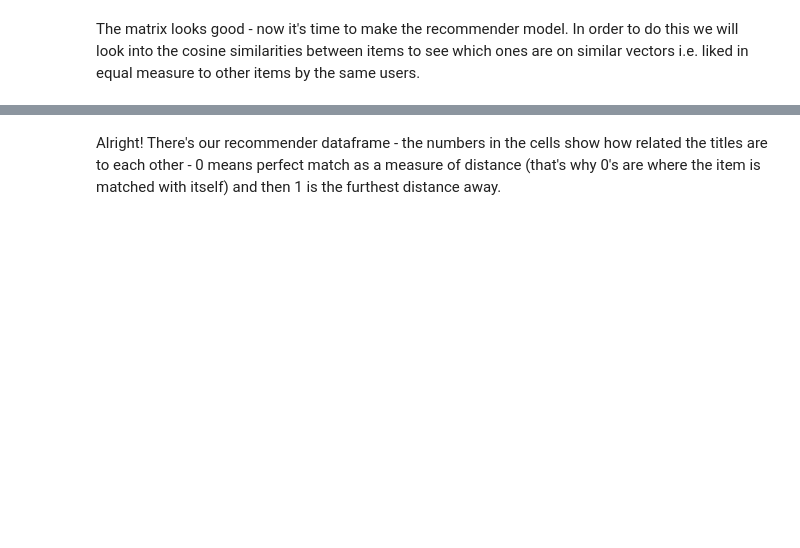
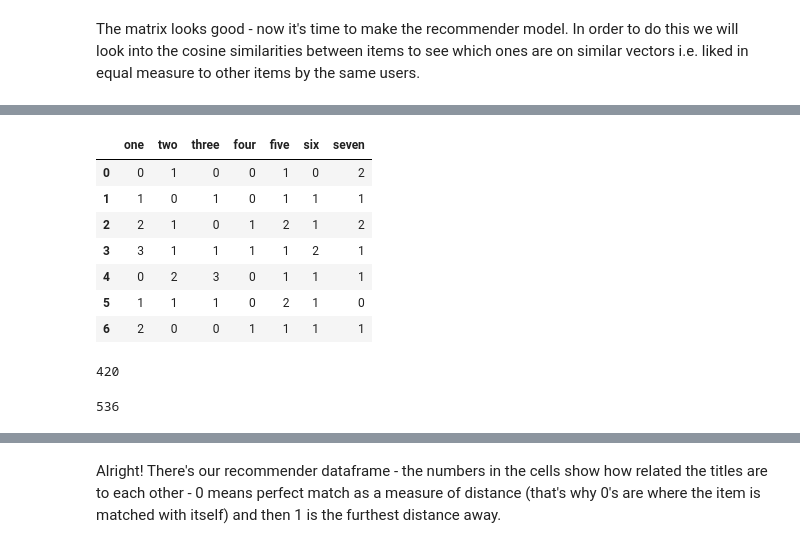
Before and after one commit to griffinwt/nextale, a Jupyter notebook: video_games_EDA.ipynb, the cells around one changed output, grey strips where cells are left out. Saved outputs shown, nothing was run; the diff lists cells and outputs as text; code cells hidden in the pictures; blank space fills up the shorter version.

```diff
--- a/video_games_EDA.ipynb
+++ b/video_games_EDA.ipynb
@@ -323,0 +374,19 @@ array([[0.        , 1.        , 0.98175221, ..., 1.        , 1.        ,
+# %%
+b
+# %% [output]
+|  | one | two | three | four | five | six | seven |
+| 0 | 0 | 1 | 0 | 0 | 1 | 0 | 2 |
+| 1 | 1 | 0 | 1 | 0 | 1 | 1 | 1 |
+| 2 | 2 | 1 | 0 | 1 | 2 | 1 | 2 |
+| 3 | 3 | 1 | 1 | 1 | 1 | 2 | 1 |
+| 4 | 0 | 2 | 3 | 0 | 1 | 1 | 1 |
+| 5 | 1 | 1 | 1 | 0 | 2 | 1 | 0 |
+| 6 | 2 | 0 | 0 | 1 | 1 | 1 | 1 |
+# %%
+sys.getsizeof(a)
+# %% [output]
+420
+# %%
+sys.getsizeof(b)
+# %% [output]
+536
```
Also changed, not shown: parts of 52 cells of this notebook, 3 other files.
